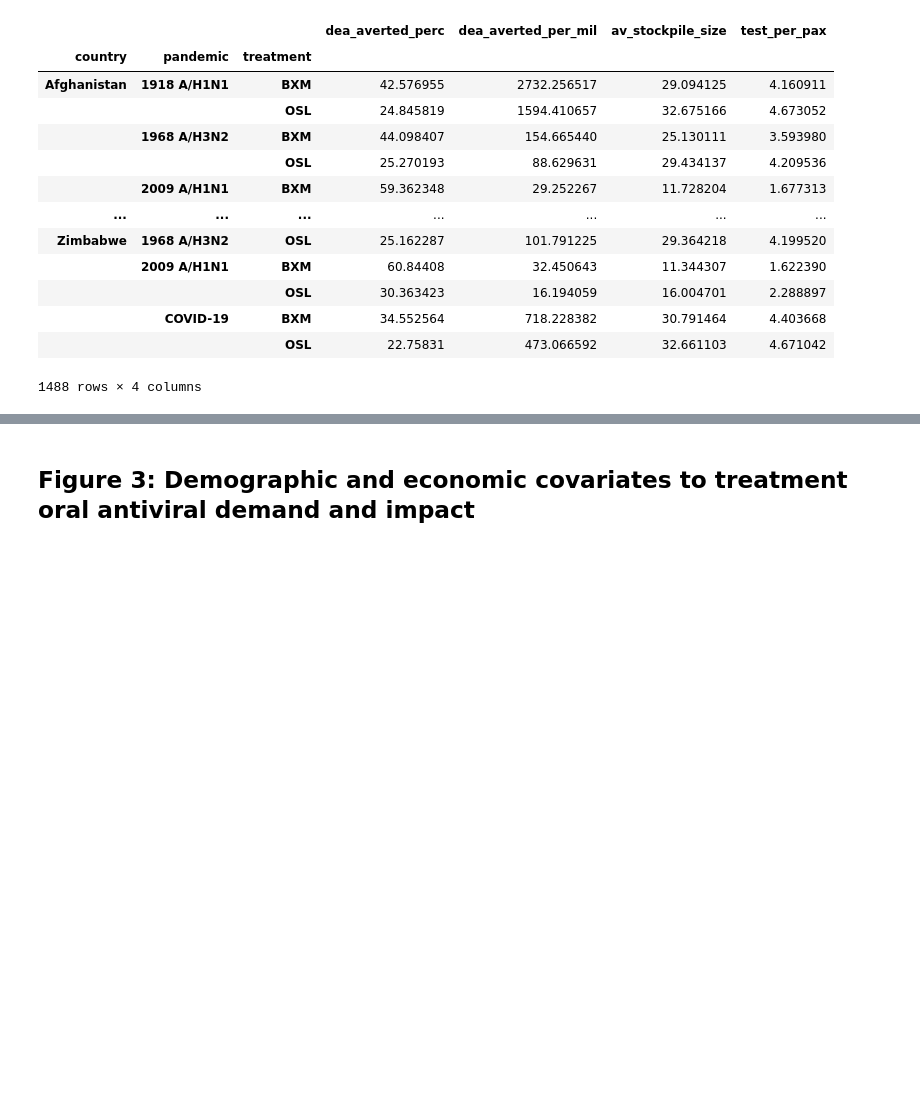
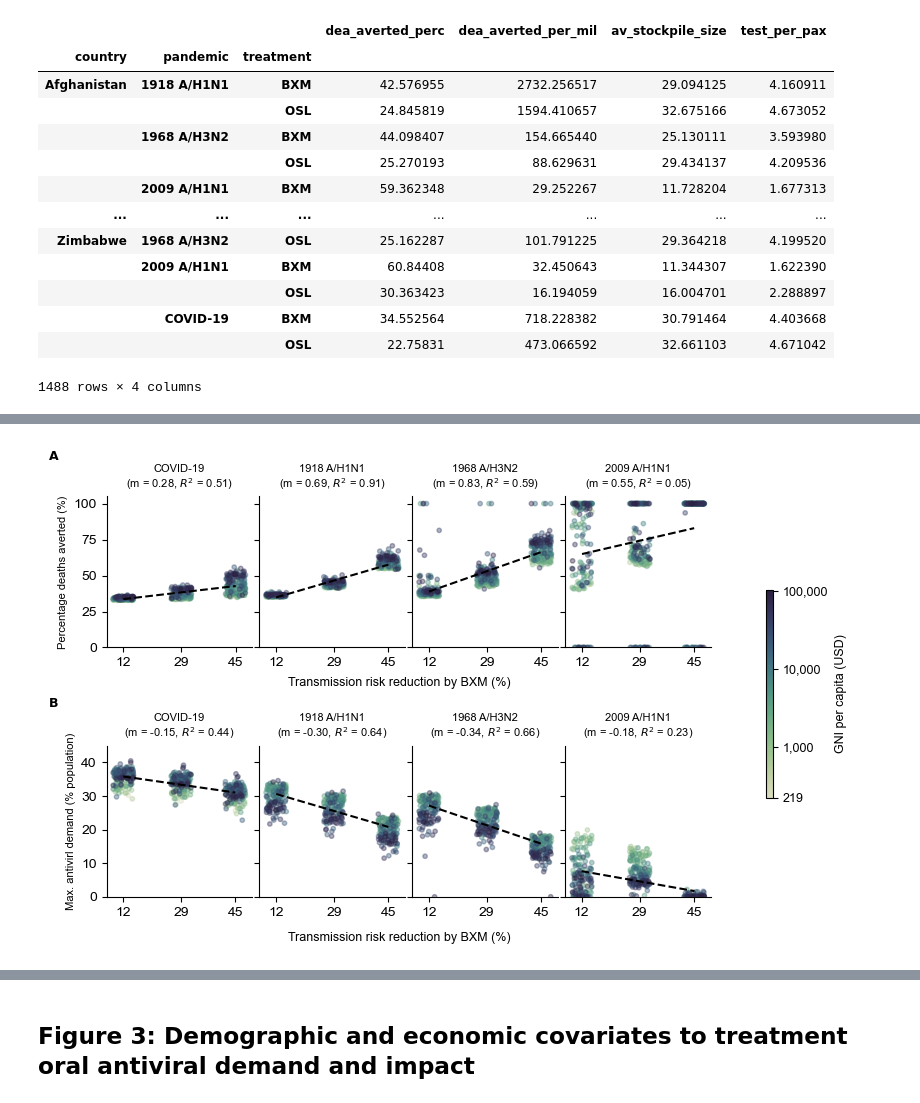
Before and after one commit to AMC-LAEB/flu-antiviral-stockpile, a Jupyter notebook: notebooks/av_stockpile.ipynb, the cells around one changed output, grey strips where cells are left out. Saved outputs shown, nothing was run; the diff lists cells and outputs as text; code cells hidden in the pictures; blank space fills up the shorter version.

```diff
--- a/notebooks/av_stockpile.ipynb
+++ b/notebooks/av_stockpile.ipynb
@@ -508,0 +554,96 @@ table_s2
+# %%
+bxm_sens_df = sensitivity_df[sensitivity_df['BXMeff'].isin([12, 45])]
+baseline_df = tat_stockpile_df[tat_stockpile_df['baseline']>0].copy()
+main_df = tat_stockpile_df[tat_stockpile_df['baseline']==0].copy()
+
+for header in ['AVS', 'TS', 'TW', 'PEP', 'tat_delay', 'treatment', 'bxm_resistance', 'treat_window']:
+    value = bxm_sens_df[header].unique()[0]
+    main_df = main_df[main_df[header]==value]
+
+bxm_sens_df = pd.concat([bxm_sens_df, main_df], ignore_index=True)
+
+# compute deaths averted
+for pandemic in ['pandemic1918', 'pandemic2009', 'covid', 'pandemic1968']:
+    for country in bxm_sens_df['country'].unique():
+        base_fdf = baseline_df[(baseline_df['country']==country)&(baseline_df['pandemic']==pandemic)]
+        base_deaths = base_fdf['n_deaths'].iloc[0]
+
+        bxm_sens_fdf = bxm_sens_df[(bxm_sens_df['country']==country)&(bxm_sens_df['pandemic']==pandemic)]
+        fidx = bxm_sens_fdf.index
+        bxm_sens_df.loc[fidx, "n_dea_averted"] = base_deaths - bxm_sens_fdf['n_deaths'].to_numpy()
+        if base_deaths > 0:
+            bxm_sens_df.loc[fidx, "f_dea_averted"] = 100 * ((base_deaths - bxm_sens_fdf['n_deaths'].to_numpy())/base_deaths)
+        else:
+            bxm_sens_df.loc[fidx, "f_dea_averted"] = 0
+
+gdp_data = pd.read_csv("../data/worldbank_gni_2023.csv")
+gdp_data = gdp_data[~pd.isna(gdp_data['ISO3'])].set_index("ISO3")
+#gdp_data = gdp_data[gdp_data['year']==2024]
+bxm_sens_df['gdp'] = bxm_sens_df['country'].map(gdp_data['GNI_2023'])
+bxm_sens_df = bxm_sens_df[~pd.isna(bxm_sens_df["gdp"])]
+
+fig = plt.figure(figsize=(7.8, 10.4 * 0.5))
+gs = GridSpec(nrows=2, ncols=4, wspace=0.05, hspace=0.65)
+
+plabel = ['COVID-19', '1918 A/H1N1', '1968 A/H3N2', '2009 A/H1N1']
+for i, pandemic in enumerate(['covid', 'pandemic1918', 'pandemic1968', 'pandemic2009']):
+    ax = fig.add_subplot(gs[0,i])
+    pandemic_bxm_sens_df = bxm_sens_df[bxm_sens_df['pandemic']==pandemic].sort_values(by="gdp")
+    X = pandemic_bxm_sens_df['BXMeff'].to_numpy()
+    Y = pandemic_bxm_sens_df['f_dea_averted'].to_numpy()
+    Z = np.log10(pandemic_bxm_sens_df['gdp'].to_numpy())
+    ax.scatter(X+np.random.uniform(-3., 3., size=X.size),
+               Y, c=Z, cmap=sns.cubehelix_palette(start=.5, rot=-.8, as_cmap=True), s=10, zorder=100, alpha=0.4)
+    ax.set_ylim(0., 105.)
+    if i > 0:
+        ax.set_yticklabels([])
+    else:
+        ax.set_ylabel("Percentage deaths averted (%)", fontsize=8)
+    for axis in ['top', 'right']:
+        ax.spines[axis].set_visible(False)
+    ax.set_xticks([12, 29, 45])
+
+    lr = st.linregress(X, Y)
+    lr_y = lr.slope * np.asarray([12, 29, 45]) + lr.intercept
+    ax.plot(np.asarray([12, 29, 45]), lr_y, lw=1.5, c='k', ls='--', zorder=101)
+    ax.set_title("%s\n(m = %.2f, "%(plabel[i], lr.slope) + r"$R^2$" + " = %.2f)"%(lr.rvalue**2), fontsize=8)
+
+    ax = fig.add_subplot(gs[1,i])
+    X = pandemic_bxm_sens_df['BXMeff'].to_numpy()
+    Y = pandemic_bxm_sens_df['f_treatment'].to_numpy()*100
+    Z = np.log10(pandemic_bxm_sens_df['gdp'].to_numpy())
+    ax.scatter(X+np.random.uniform(-3., 3., size=X.size),
+               Y, c=Z, cmap=sns.cubehelix_palette(start=.5, rot=-0.8, as_cmap=True), s=10, zorder=100, alpha=0.4)
+    ax.set_ylim(0., 45.)
+    if i > 0:
+        ax.set_yticklabels([])
+    else:
+        ax.set_ylabel("Max. antivirl demand (% population)", fontsize=8)
+    for axis in ['top', 'right']:
+        ax.spines[axis].set_visible(False)
+    ax.set_xticks([12, 29, 45])
+
+    lr = st.linregress(X, Y)
+    #print (lr.rvalue**2)
+    lr_y = lr.slope * np.asarray([12, 29, 45]) + lr.intercept
+    ax.plot(np.asarray([12, 29, 45]), lr_y, lw=1.5, c='k', ls='--', zorder=101)
+    ax.set_title("%s\n(m = %.2f, "%(plabel[i], lr.slope) + r"$R^2$" + " = %.2f)"%(lr.rvalue**2), fontsize=8)
+
+cmap = sns.cubehelix_palette(start=.5, rot=-.8, as_cmap=True)
+norm = mpl.colors.Normalize(vmin=Z.min(), vmax=Z.max())
+cbar_ax = fig.add_axes([0.97, 0.3, 0.01, 0.4])
+cb1 = mpl.colorbar.ColorbarBase(cbar_ax, cmap=cmap, norm=norm,)
+cbar_ax.tick_params(labelsize=9)
+yticks_arr = [Z.min()] + list(np.linspace(3., 5., 3))
+cbar_ax.set_yticks(yticks_arr)
+cbar_ax.set_yticklabels(["{:,}".format(int(10**y)) for y in yticks_arr])
+cbar_ax.set_ylabel("GNI per capita (USD)", fontsize=9)
+
+fig.text(x=0.05, y=.95, s=r'$\bf{A}$', fontsize=9)
+fig.text(x=0.05, y=.95/2, s=r'$\bf{B}$', fontsize=9)
+fig.text(x=0.5, y=.025, s='Transmission risk reduction by BXM (%)', fontsize=9, ha='center')
+fig.text(x=0.5, y=.515, s='Transmission risk reduction by BXM (%)', fontsize=9, ha='center')
+plt.savefig("../manuscript/figureS01.png", bbox_inches='tight', dpi=600)
+plt.show()
+# %% [output]
+[figure, added]
```
Also changed, not shown: parts of 16 cells of this notebook, 35 other files.
